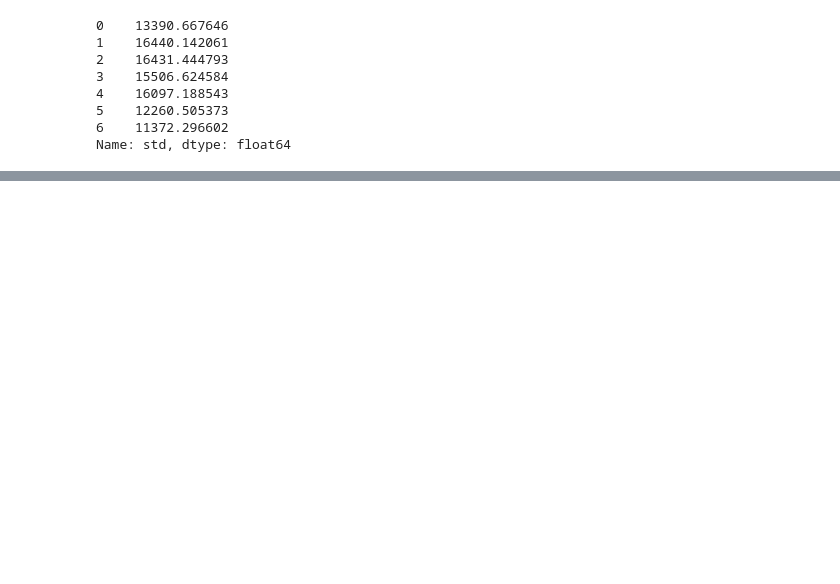
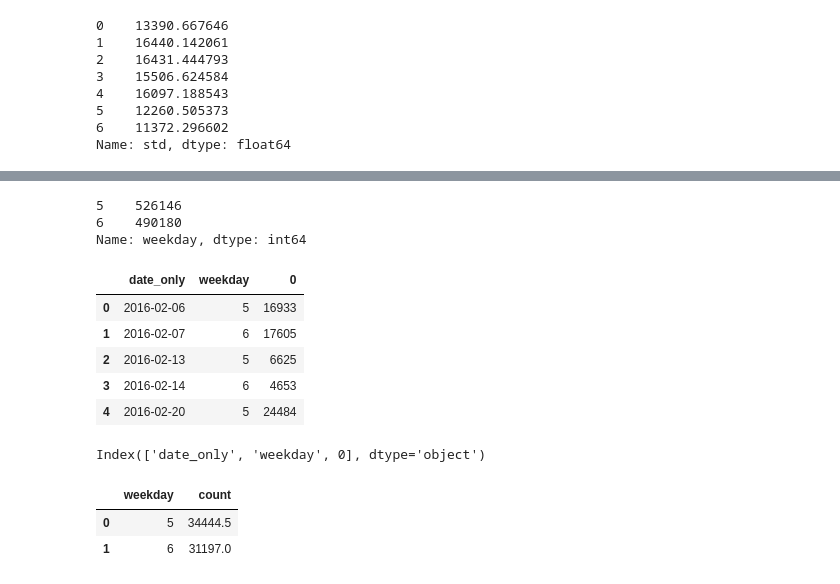
Before and after one commit to samjfalk/PUI2018_sjf374, a Jupyter notebook: HW8_sjf374/HW8_2_sjf374.ipynb, the cells around one changed output, grey strips where cells are left out. Cells and saved outputs as stored; diff of their text form; code cells hidden in the pictures; blank space fills up the shorter version.

```diff
--- a/HW8_sjf374/HW8_2_sjf374.ipynb
+++ b/HW8_sjf374/HW8_2_sjf374.ipynb
@@ -431,0 +553,5 @@ graphunredacted[graphunredacted['weekday'] == 6]['count']
+# %%
+#create a working dataframe for specific to begin testing hypothesis
+wcitidf = citibikedf[['weekday', 'date_only']]
+# %%
+wcitidf = wcitidf[wcitidf['weekday'] > 4]
@@ -431,0 +567,23 @@ graphunredacted[graphunredacted['weekday'] == 6]['count']
+# %%
+# confirm the changes
+wcitidf['weekday'].value_counts()
+# %% [output]
+5    526146
+6    490180
+Name: weekday, dtype: int64
+# %%
+#create a new dataframe that will graph the counts of each day for sat and sunday
+tographdays = pd.DataFrame(wcitidf.groupby([ 'date_only', 'weekday']).size()).reset_index()
+# %%
+tographdays.head()
+# %% [output]
+|  | date_only | weekday | 0 |
+| 0 | 2016-02-06 | 5 | 16933 |
+| 1 | 2016-02-07 | 6 | 17605 |
+| 2 | 2016-02-13 | 5 | 6625 |
+| 3 | 2016-02-14 | 6 | 4653 |
+| 4 | 2016-02-20 | 5 | 24484 |
+# %%
+tographdays.columns
+# %% [output]
+Index(['date_only', 'weekday', 0], dtype='object')
@@ -431,0 +598,6 @@ graphunredacted[graphunredacted['weekday'] == 6]['count']
+# %%
+avgdaydf.head()
+# %% [output]
+|  | weekday | count |
+| 0 | 5 | 34444.5 |
+| 1 | 6 | 31197.0 |
```
Also changed, not shown: parts of 52 cells of this notebook.
